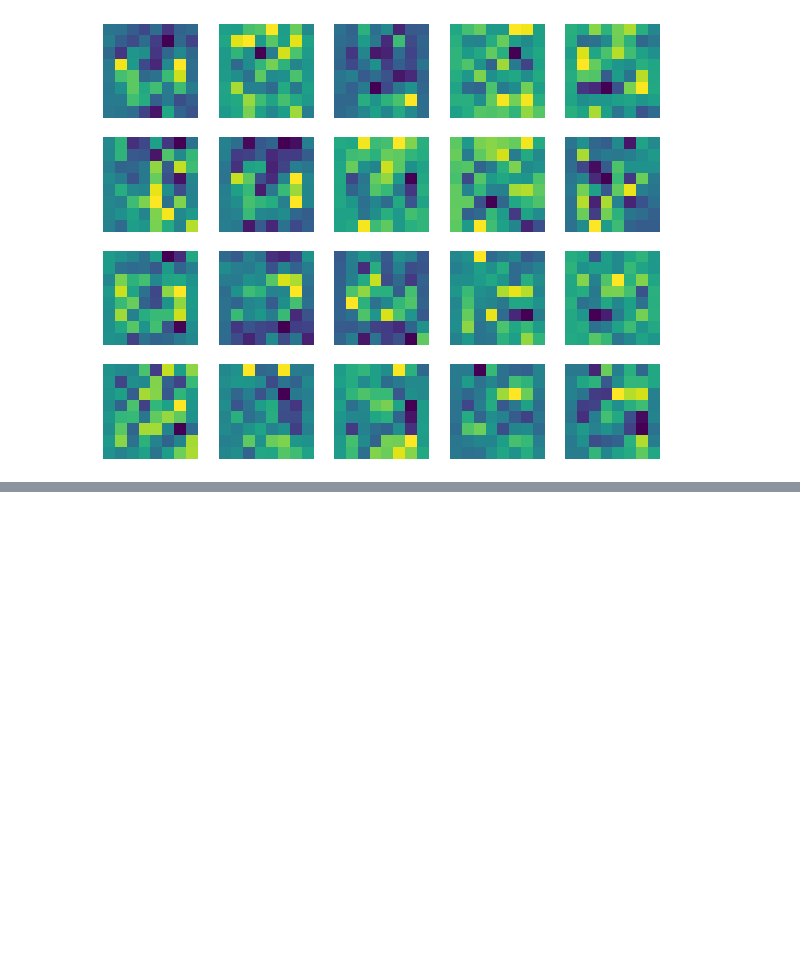
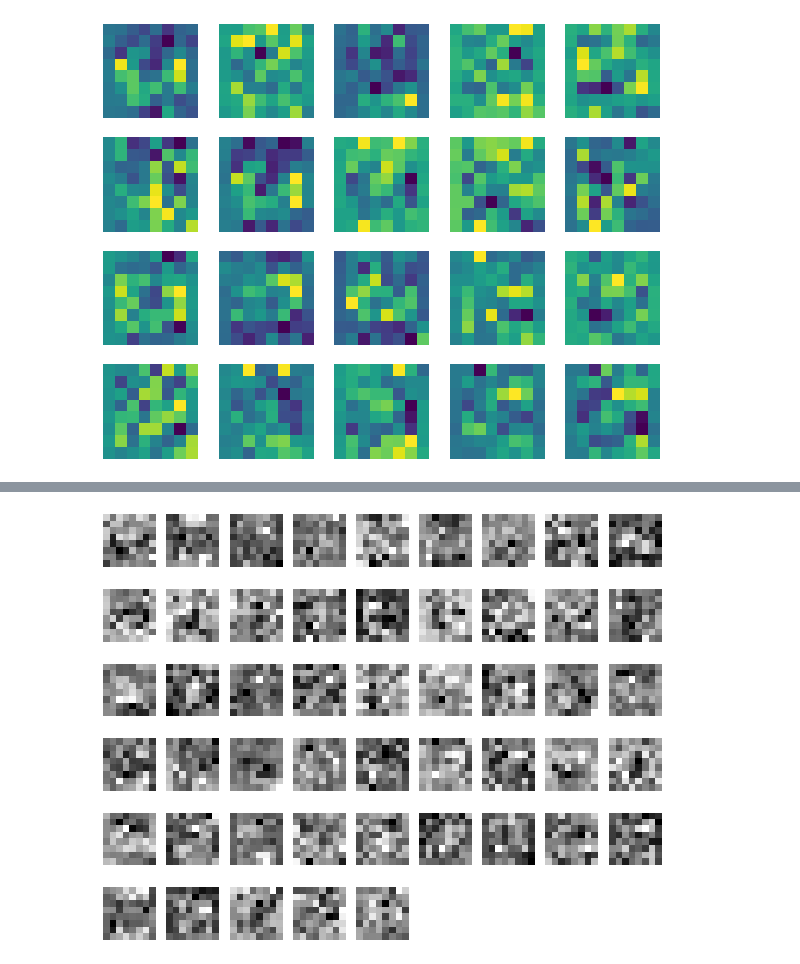
Before and after one commit to bblais/AI-and-Robotics-Fall-2021-Class-Notebooks, a Jupyter notebook: Sprint #4 - Images, Classification, and Neural Networks/2021-11-22 Neural Network Introduction.ipynb, the cells around one changed output, grey strips where cells are left out. Drawn from its saved outputs; the diff is of its cells as text; code cells hidden in the pictures; blank space fills up the shorter version.

```diff
--- a/Sprint #4 - Images, Classification, and Neural Networks/2021-11-22 Neural Network Introduction.ipynb
+++ b/Sprint #4 - Images, Classification, and Neural Networks/2021-11-22 Neural Network Introduction.ipynb
@@ -277,3 +277,13 @@ for i in range(20):
     axis('off')
 # %% [output]
 [figure]
+# %%
+C=NumPyNetBackProp({
+    'input':64,               # number of features
+    'hidden':[(50,'tanh'),],
+    'output':(10,'tanh'),  # number of classes
+    'cost':'mse'
+})
+C.fit(data_train.vectors,data_train.targets,epochs=3000)
+print("On the training set: ",C.percent_correct(data_train.vectors,data_train.targets))
+print("On the test set: ",C.percent_correct(data_test.vectors,data_test.targets))
@@ -279,0 +298,8 @@ for i in range(20):
+# %%
+for i in range(50):
+    weights_image=C.weights[0][:,i].reshape(8,8)
+    subplot(6,9,i+1)
+    imshow(weights_image,cmap=cm.gray)
+    axis('off')
+# %% [output]
+[figure, added]
```
Also changed, not shown: parts of 1 cell of this notebook, 1 other file.
